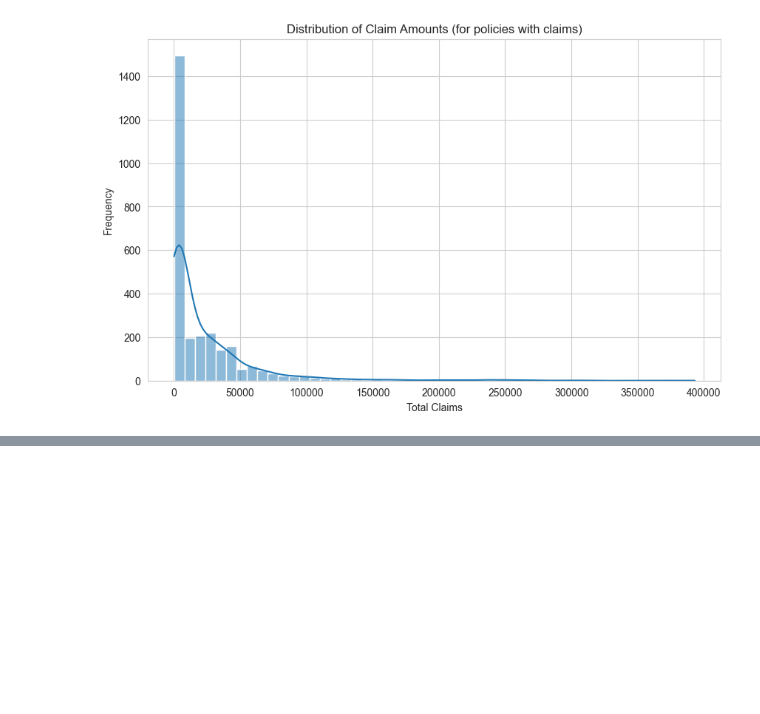
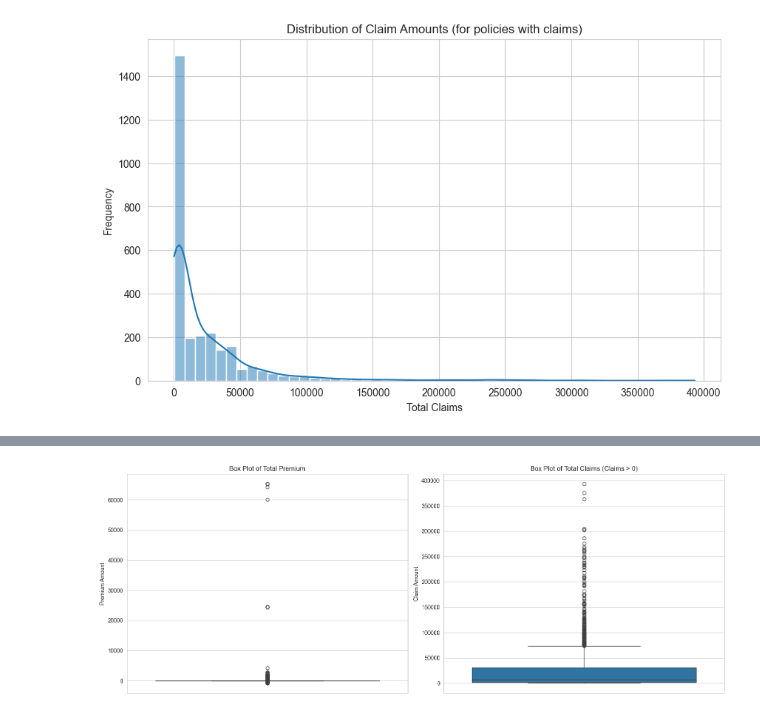
Before and after one commit to foziyaa/acis-insurance-analytics, a Jupyter notebook: notebooks/01_EDA.ipynb, the cells around one changed output, grey strips where cells are left out. Drawn from its saved outputs; the diff is of its cells as text; code cells hidden in the pictures; blank space fills up the shorter version.

```diff
--- a/notebooks/01_EDA.ipynb
+++ b/notebooks/01_EDA.ipynb
@@ -133,0 +191,21 @@ plt.show()
+# %%
+# --- Outlier Detection ---
+
+# Create a figure with two subplots side-by-side
+fig, axes = plt.subplots(1, 2, figsize=(16, 6))
+
+# Box plot for Total Premium
+sns.boxplot(y=df['TotalPremium'], ax=axes[0])
+axes[0].set_title('Box Plot of Total Premium')
+axes[0].set_ylabel('Premium Amount')
+
+# Box plot for Total Claims (only for policies that had a claim)
+# This gives a more meaningful view of claim amounts
+sns.boxplot(y=df[df['TotalClaims'] > 0]['TotalClaims'], ax=axes[1])
+axes[1].set_title('Box Plot of Total Claims (Claims > 0)')
+axes[1].set_ylabel('Claim Amount')
+
+plt.tight_layout()
+plt.show()
+# %% [output]
+[figure, added]
```
Also changed, not shown: parts of 3 cells of this notebook, 2 other files.
